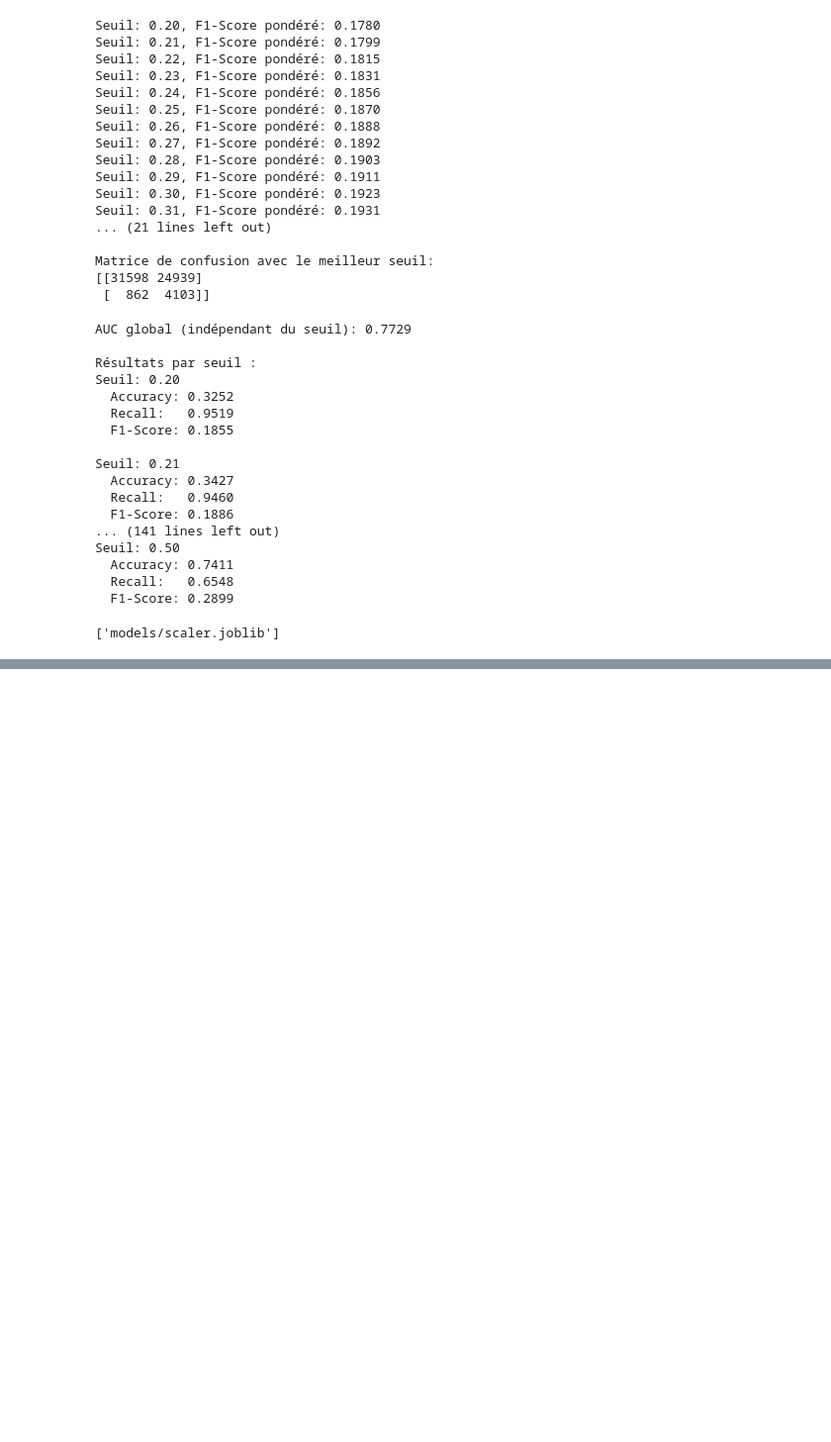
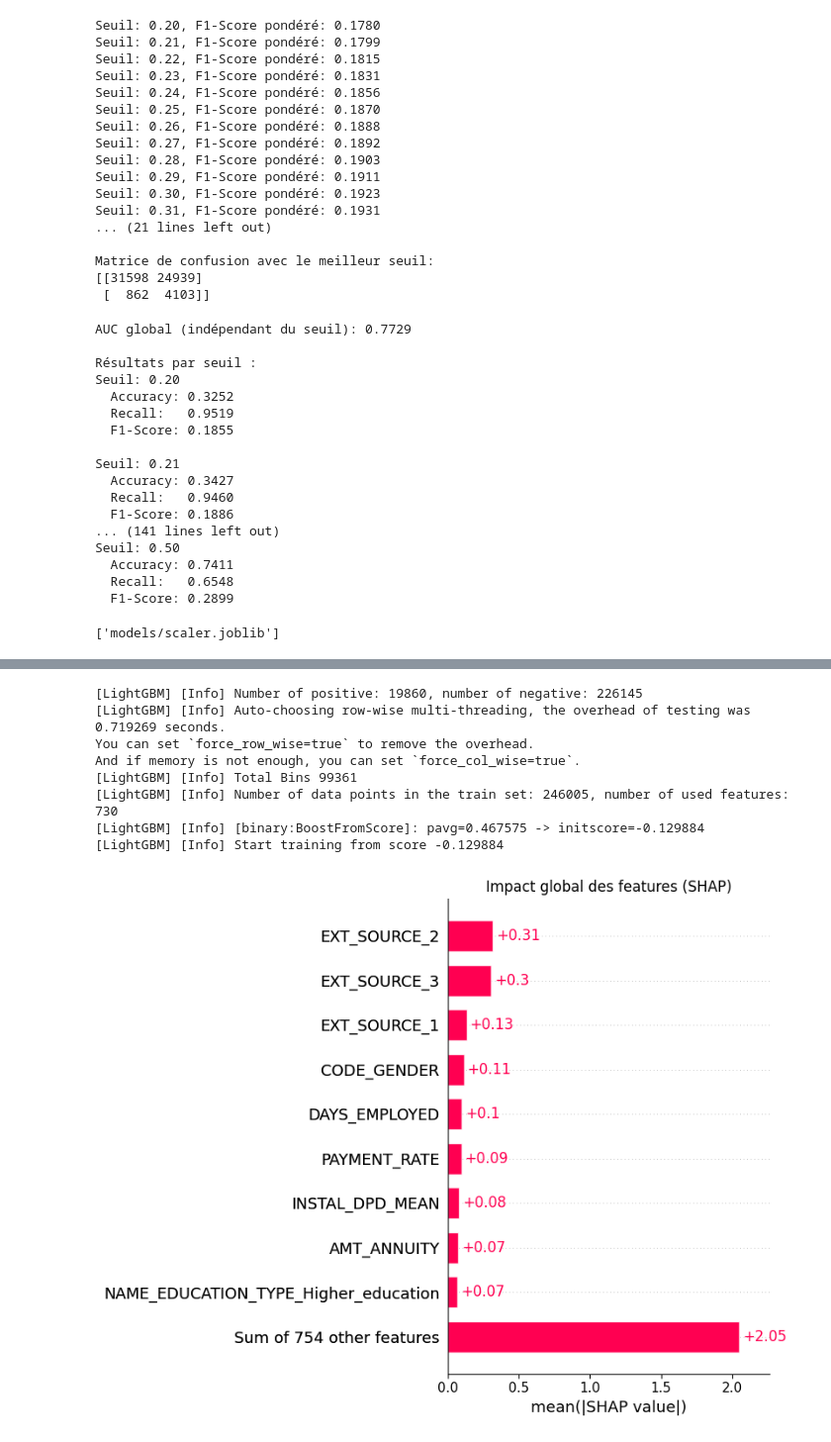
Before and after one commit to EP-portfolio/PROJET_7, a Jupyter notebook: PROJET_7.ipynb, the cells around one changed output, grey strips where cells are left out. Shown at 99% size. Cells and saved outputs as stored; diff of their text form; code cells hidden in the pictures; blank space fills up the shorter version.

```diff
--- a/PROJET_7.ipynb
+++ b/PROJET_7.ipynb
@@ -1239,0 +1749,50 @@ joblib.dump(scaler, 'models/scaler.joblib')
+# %%
+import shap
+
+# Créer et entraîner le meilleur modèle
+best_model = lgb.LGBMClassifier(
+    n_estimators=best_result['params']['n_estimators'],
+    learning_rate=best_result['params']['learning_rate'],
+    num_leaves=best_result['params']['num_leaves'],
+    max_depth=best_result['params']['max_depth'],
+    class_weight={0:1, 1:10},
+    random_state=42
+)
+
+best_model.fit(X_train_scaled, y_train)
+
+# Créer l'explainer SHAP
+explainer = shap.TreeExplainer(best_model)
+
+# Calculer les valeurs SHAP (avec un échantillon pour accélérer)
+# Utiliser un échantillon plus petit si nécessaire
+sample_size = min(1000, len(X_train_scaled))
+sample_indices = np.random.choice(len(X_train_scaled), sample_size, replace=False)
+X_sample = X_train_scaled.iloc[sample_indices]
+
+# Nouvelle méthode pour obtenir les SHAP values
+shap_values = explainer(X_sample)
+
+# Plot résumé des SHAP values (nouveau format)
+plt.figure(figsize=(10, 8))
+shap.plots.bar(shap_values, show=False)
+plt.title("Impact global des features (SHAP)")
+plt.tight_layout()
+plt.show()
+
+# Plot détaillé
+plt.figure(figsize=(10, 8))
+shap.plots.beeswarm(shap_values, show=False)
+plt.title("Impact et direction des features (SHAP)")
+plt.tight_layout()
+plt.show()
+# %% [output]
+[LightGBM] [Info] Number of positive: 19860, number of negative: 226145
+[LightGBM] [Info] Auto-choosing row-wise multi-threading, the overhead of testing was 0.719269 seconds.
+You can set `force_row_wise=true` to remove the overhead.
+And if memory is not enough, you can set `force_col_wise=true`.
+[LightGBM] [Info] Total Bins 99361
+[LightGBM] [Info] Number of data points in the train set: 246005, number of used features: 730
+[LightGBM] [Info] [binary:BoostFromScore]: pavg=0.467575 -> initscore=-0.129884
+[LightGBM] [Info] Start training from score -0.129884
+[figure, added]
```
Also changed, not shown: parts of 13 cells of this notebook, 5 other files.
